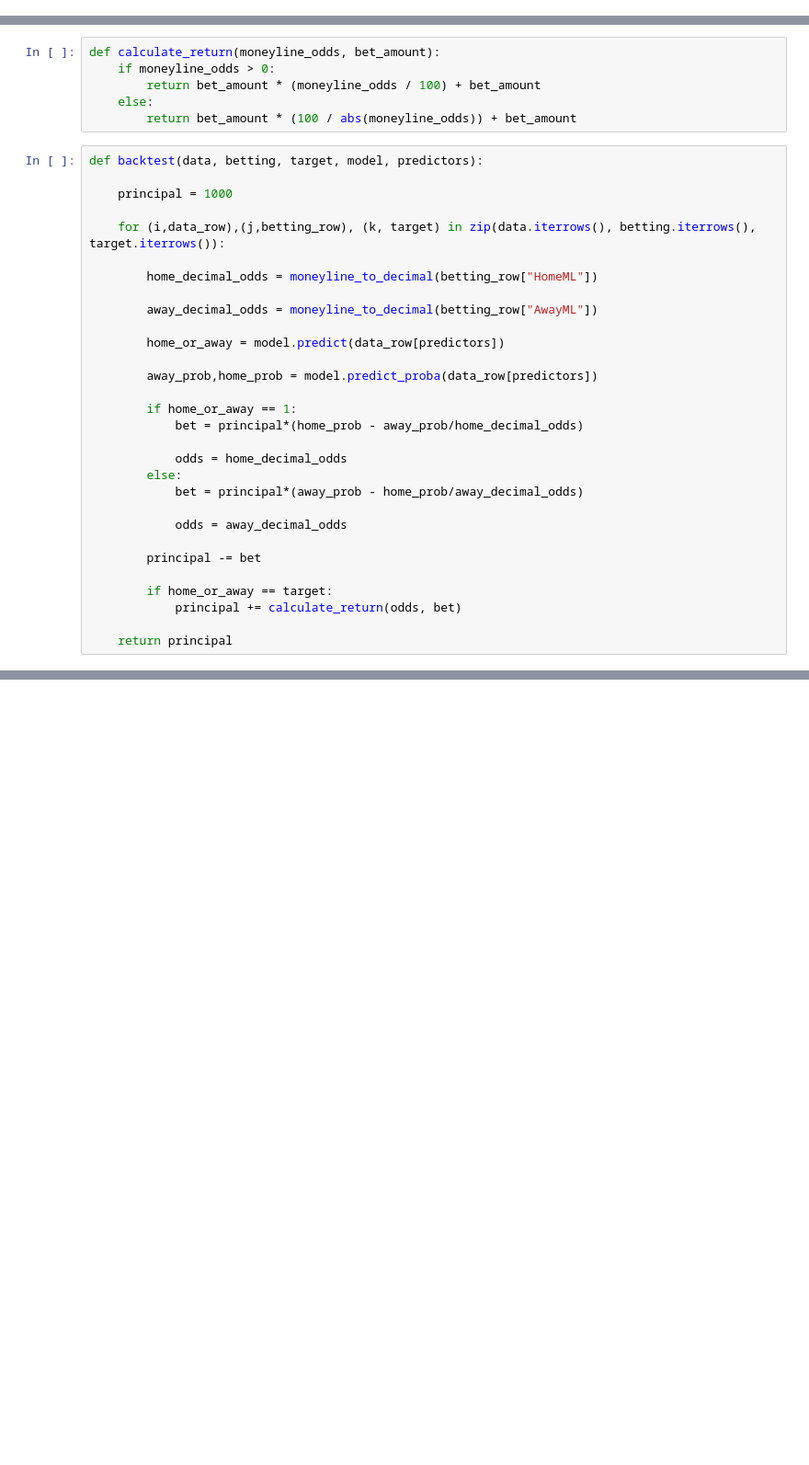
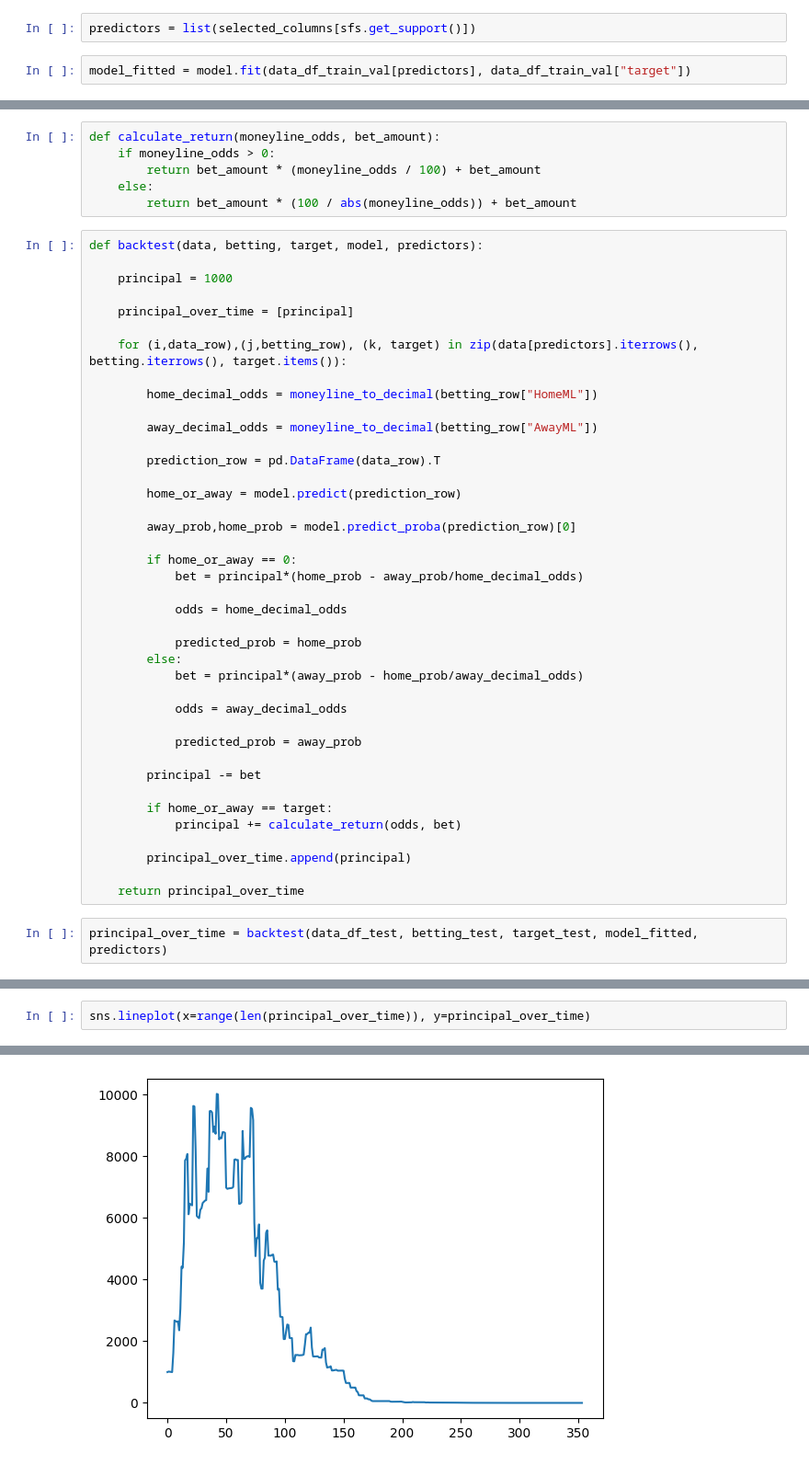
Before and after one commit to csangelahu/ML_final, a Jupyter notebook: predict.ipynb, the cells around one changed output, grey strips where cells are left out. Shown at 92% size. Cells and saved outputs as stored; diff of their text form; blank space fills up the shorter version.

Commit message:
predict but it works

```diff
--- a/predict.ipynb
+++ b/predict.ipynb
@@ -51,3 +73,7 @@ sfs.fit(data_df_train_val[selected_columns], data_df_train_val["target"])
+# %%
+predictors = list(selected_columns[sfs.get_support()])
+# %%
+model_fitted = model.fit(data_df_train_val[predictors], data_df_train_val["target"])
 # %%
 def moneyline_to_decimal(moneyline):
     if moneyline > 0:
@@ -65,28 +91,40 @@ def backtest(data, betting, target, model, predictors):
 
     principal = 1000
 
-    for (i,data_row),(j,betting_row), (k, target) in zip(data.iterrows(), betting.iterrows(), target.iterrows()):
+    principal_over_time = [principal]
+
+    for (i,data_row),(j,betting_row), (k, target) in zip(data[predictors].iterrows(), betting.iterrows(), target.items()):
 
         home_decimal_odds = moneyline_to_decimal(betting_row["HomeML"])
 
         away_decimal_odds = moneyline_to_decimal(betting_row["AwayML"])
 
-        home_or_away = model.predict(data_row[predictors])
+        prediction_row = pd.DataFrame(data_row).T
 
-        away_prob,home_prob = model.predict_proba(data_row[predictors])
+        home_or_away = model.predict(prediction_row)
 
-        if home_or_away == 1:
+        away_prob,home_prob = model.predict_proba(prediction_row)[0]
+
+        if home_or_away == 0:
             bet = principal*(home_prob - away_prob/home_decimal_odds)
 
             odds = home_decimal_odds
+
+            predicted_prob = home_prob
         else:
             bet = principal*(away_prob - home_prob/away_decimal_odds)
 
             odds = away_decimal_odds
+
+            predicted_prob = away_prob
 
         principal -= bet
 
         if home_or_away == target:
             principal += calculate_return(odds, bet)
 
-    return principal
+        principal_over_time.append(principal)
+
+    return principal_over_time
+# %%
+principal_over_time = backtest(data_df_test, betting_test, target_test, model_fitted, predictors)
@@ -92,0 +133,3 @@ def backtest(data, betting, target, model, predictors):
+# %%
+sns.lineplot(x=range(len(principal_over_time)), y=principal_over_time)
+# %% [output]
@@ -92,0 +137 @@ def backtest(data, betting, target, model, predictors):
+[figure, added]
```
Also changed, not shown: parts of 6 cells of this notebook.
